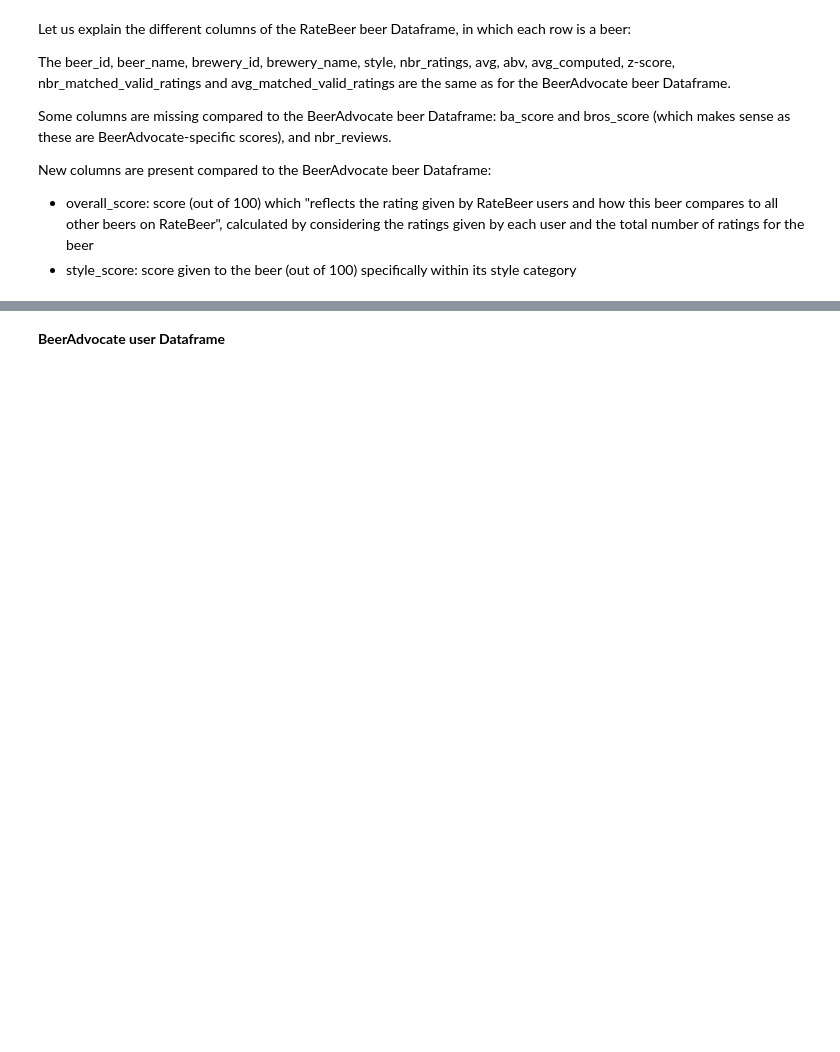
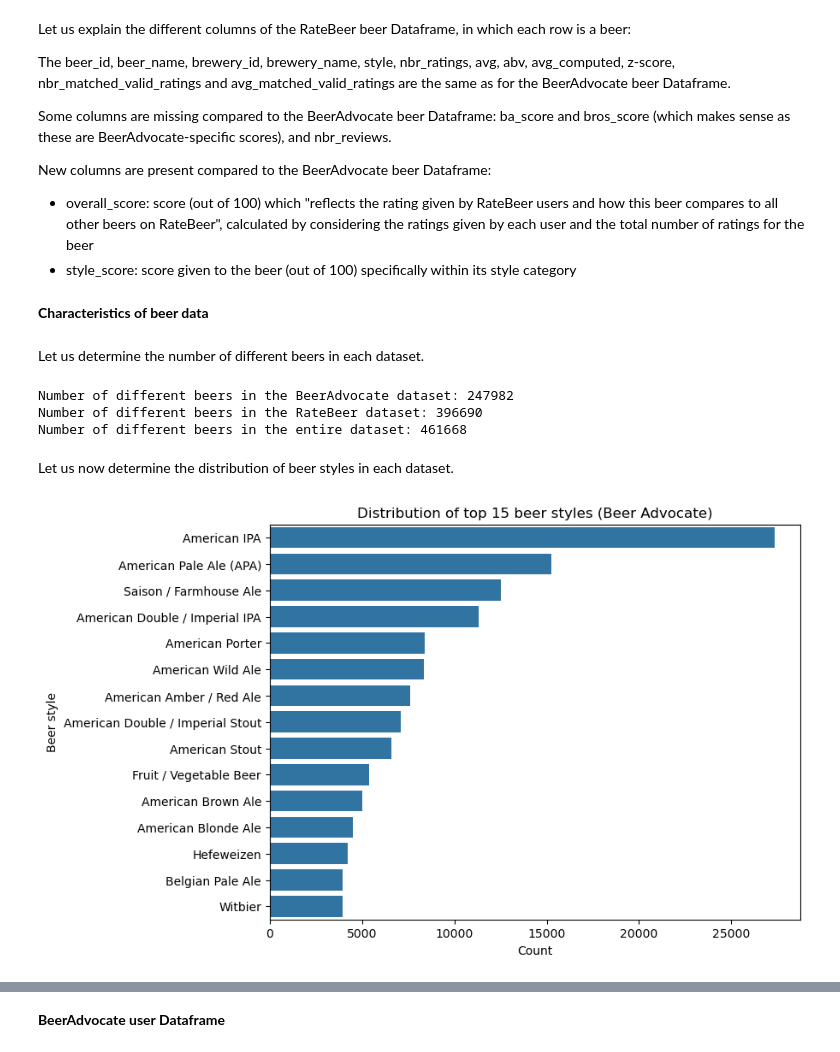
Before and after one commit to epfl-ada/ada-2024-project-datapilots, a Jupyter notebook: results.ipynb, the cells around one changed output, grey strips where cells are left out. Saved outputs shown, nothing was run; the diff lists cells and outputs as text; code cells hidden in the pictures; blank space fills up the shorter version.

Commit message:
continue data description

```diff
--- a/results.ipynb
+++ b/results.ipynb
@@ -140,3 +140,31 @@ Some columns are missing compared to the BeerAdvocate beer Dataframe: ba_score a
 New columns are present compared to the BeerAdvocate beer Dataframe:
 - overall_score: score (out of 100) which "reflects the rating given by RateBeer users and how this beer compares to all other beers on RateBeer", calculated by considering the ratings given by each user and the total number of ratings for the beer
 - style_score: score given to the beer (out of 100) specifically within its style category
+# %% [markdown]
+**Characteristics of beer data**
+# %% [markdown]
+Let us determine the number of different beers in each dataset.
+# %%
+print('Number of different beers in the BeerAdvocate dataset:', ba_beers['beer_id'].nunique())
+print('Number of different beers in the RateBeer dataset:', rb_beers['beer_id'].nunique())
+print('Number of different beers in the entire dataset:', pd.concat([ba_beers['beer_id'], rb_beers['beer_id']]).nunique())
+# %% [output]
+Number of different beers in the BeerAdvocate dataset: 247982
+Number of different beers in the RateBeer dataset: 396690
+Number of different beers in the entire dataset: 461668
+# %% [markdown]
+Let us now determine the distribution of beer styles in each dataset.
+# %%
+#BeerAdvocate
+# only visualize the top 15 beer styles to make the plot easier to read
+ba_top_15_styles = ba_beers['style'].value_counts().head(15)
+
+plt.figure(figsize=(8, 6))
+sns.barplot(x=ba_top_15_styles.values, y=ba_top_15_styles.index)
+plt.title("Distribution of top 15 beer styles (Beer Advocate)")
+plt.xlabel("Count")
+plt.ylabel("Beer style")
+plt.show()
+plt.close()
+# %% [output]
+[figure, added]
```
Also changed, not shown: parts of 14 cells of this notebook, 1 other file.
